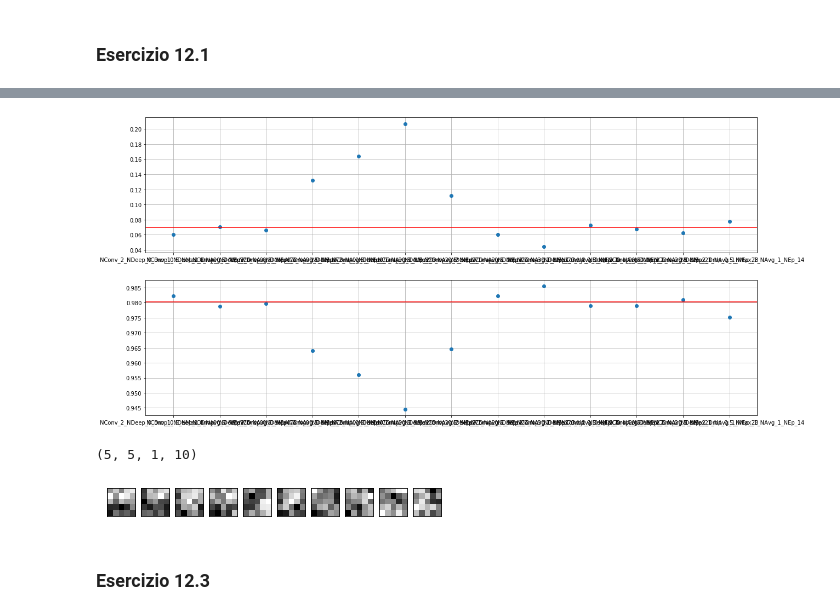
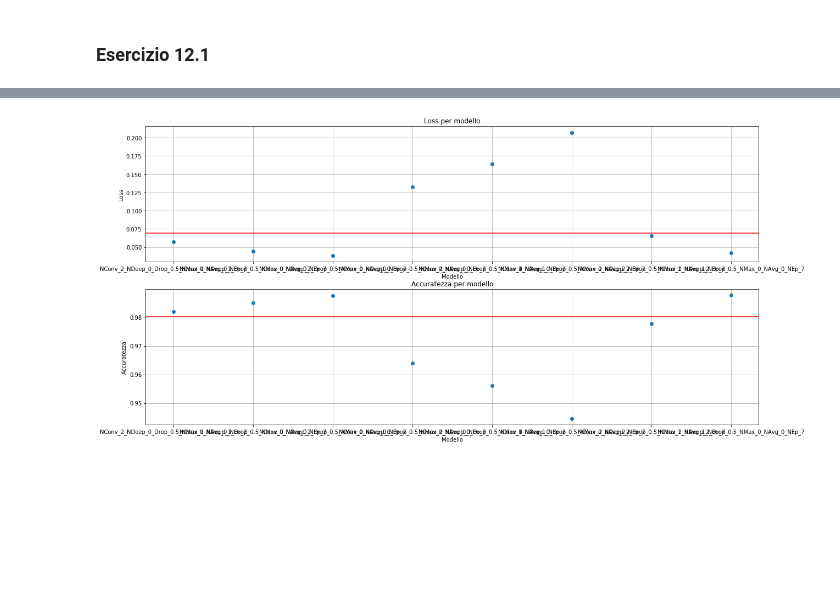
Before and after one commit to dariopullia/Numerical_Simulations_Lab, a Jupyter notebook: 12/Lezione12.ipynb, the cells around one changed output, grey strips where cells are left out. Drawn from its saved outputs; the diff is of its cells as text; code cells hidden in the pictures; blank space fills up the shorter version.

```diff
--- a/12/Lezione12.ipynb
+++ b/12/Lezione12.ipynb
@@ -187,11 +61,15 @@ Continuo gli allenamenti senza ricominciare. DILLO!
 # %%
-from tensorflow.keras import backend as K
 
 NEp=[1,3,5,7,10,13,15,20,25,30,35]
 Loss=[]
 Acc=[]
 X_test = X_test.reshape(X_test.shape[0], img_rows*img_cols)
-fig = plt.figure(figsize=(8,8))
+
+fig, ax1 = plt.subplots(figsize=(15,8))
+
+ax2 = ax1.twinx()
+
+
 for j in ['SDG','Adagrad','Adadelta']:
     Loss=[]
     Acc=[]
@@ -203,12 +81,17 @@ for j in ['SDG','Adagrad','Adadelta']:
         score = model_DNN.evaluate(X_test, Y_test, verbose=1)
         Loss.append(score[0])
         Acc.append(score[1])
-    plt.plot(NEp,Loss,label='Loss: %s'%j)
-    plt.plot(NEp,Acc,label='Accuracy: %s'%j)
+    ax1.plot(NEp,Loss,label='Loss: %s'%j)
+    ax2.plot(NEp,Acc,label='Accuracy: %s'%j)
 
-plt.ylabel('model')
-plt.xlabel('ACC, LOSS')
-plt.legend(loc='best')
-plt.grid()
+ax1.set_title('Evoluzione del modello rispetto alle epoche')
+ax1.set_xlabel('N epoche')
+ax1.set_ylabel('Loss',)
+ax2.set_ylabel('Accuratezza')
+
+ax1.legend(loc='best')
+ax2.legend(loc='best')
+ax1.grid()
+
 plt.show()
 # %% [output]
@@ -246,11 +135,7 @@ models=['data02/models/model_CNN_NConv_2_NDeep_0_Drop_0.500000_NMax_0_NAvg_0_NEp
         'data02/models/model_CNN_NConv_0_NDeep_0_Drop_0.500000_NMax_0_NAvg_2_NEp_7.h5',
         'data02/models/model_CNN_NConv_2_NDeep_2_Drop_0.500000_NMax_1_NAvg_1_NEp_7.h5',
         'data02/models/model_CNN_NConv_2_NDeep_2_Drop_0.500000_NMax_0_NAvg_0_NEp_7.h5',
-        'data02/models/model_CNN_NConv_2_NDeep_2_Drop_0.200000_NMax_0_NAvg_0_NEp_7.h5',
-        'data02/models/model_CNN_NConv_3_NDeep_3_Drop_0.500000_NMax_0_NAvg_0_NEp_7.h5',
-        'data02/models/model_CNN_NConv_2_NDeep_2_Drop_0.500000_NMax_1_NAvg_1_NEp_21.h5',
-        'data02/models/model_CNN_NConv_2_NDeep_2_Drop_0.500000_NMax_1_NAvg_1_NEp_28.h5',
-        'data02/models/model_CNN_NConv_2_NDeep_2_Drop_0.500000_NMax_1_NAvg_1_NEp_14.h5']
+       ]
 
 
 
@@ -262,12 +147,7 @@ Names=[ 'NConv_2_NDeep_0_Drop_0.5_NMax_0_NAvg_0_NEp_7',
         'NConv_0_NDeep_0_Drop_0.5_NMax_0_NAvg_2_NEp_7',
         'NConv_2_NDeep_2_Drop_0.5_NMax_1_NAvg_1_NEp_7',
         'NConv_2_NDeep_2_Drop_0.5_NMax_0_NAvg_0_NEp_7',
-        'NConv_2_NDeep_2_Drop_0.2_NMax_0_NAvg_0_NEp_7',
-        'NConv_3_NDeep_3_Drop_0.5_NMax_0_NAvg_0_NEp_7',
-        'NConv_2_NDeep_2_Drop_0.5_NMax_1_NAvg_1_NEp_21',
-        'NConv_2_NDeep_2_Drop_0.5_NMax_1_NAvg_1_NEp_28',
-        'NConv_2_NDeep_2_Drop_0.5_NMax_1_NAvg_1_NEp_14']
-
+         ]
 
 X_test = X_test.reshape(X_test.shape[0], img_rows*img_cols)
 path_to_benchmark='data01/models/model_OPT_Adagrad_NEp_7.h5'
@@ -295,10 +175,16 @@ fig, ax = plt.subplots(2,1,figsize=(20, 10))
 
 ax[0].plot(Names, Loss, marker='o',linestyle = '')
 ax[0].grid(True)
+ax[0].set_title('Loss per modello')
+ax[0].set_ylabel('Loss')
+ax[0].set_xlabel('Modello')
 #ax[0].legend()
 ax[0].axhline(y =Loss_Bench , color = 'r', linestyle = '-')
 
 ax[1].plot(Names, Acc, marker='o',linestyle = '')
+ax[1].set_title('Accuratezza per modello')
+ax[1].set_ylabel('Accuratezza')
+ax[1].set_xlabel('Modello')
 ax[1].grid(True)
 #ax[1].legend()
 ax[1].axhline(y =Acc_Bench , color = 'r', linestyle = '-')
@@ -325,33 +211 @@ data02/models/model_CNN_NConv_2_NDeep_2_Drop_0.500000_NMax_1_NAvg_1_NEp_14.h5
-[figure, old version]
+[figure, new version]
-# %%
-path_to_file= 'data02/models/model_CNN_NConv_2_NDeep_2_Drop_0.200000_NMax_0_NAvg_0_NEp_7.h5'
-model_CNN= keras.models.load_model(filepath=path_to_file)
-
-# layer_index should be the index of a convolutional layer
-layer_index=0
-# retrieve weights from the convolutional hidden layer
-filters, biases = model_CNN.layers[layer_index].get_weights()
-# normalize filter values to 0-1 so we can visualize them
-f_min, f_max = filters.min(), filters.max()
-filters = (filters - f_min) / (f_max - f_min)
-print(filters.shape)
-
-# plot filters
-n_filters, ix = filters.shape[3], 1
-for i in range(n_filters):
-    # get the filter
-    f = filters[:, :, :, i]
-    # specify subplot and turn of axis
-    ax = plt.subplot(1,n_filters, ix)
-    ax.set_xticks([])
-    ax.set_yticks([])
-    # plot filter channel in grayscale
-    plt.imshow(f[:, :, 0], cmap='gray')
-    ix += 1
-# show the figure
-plt.show()
-# %% [output]
-(5, 5, 1, 10)
-[figure, removed]
-# %% [markdown]
-### Esercizio 12.3
```
Also changed, not shown: parts of 23 cells of this notebook, 7 other files.
